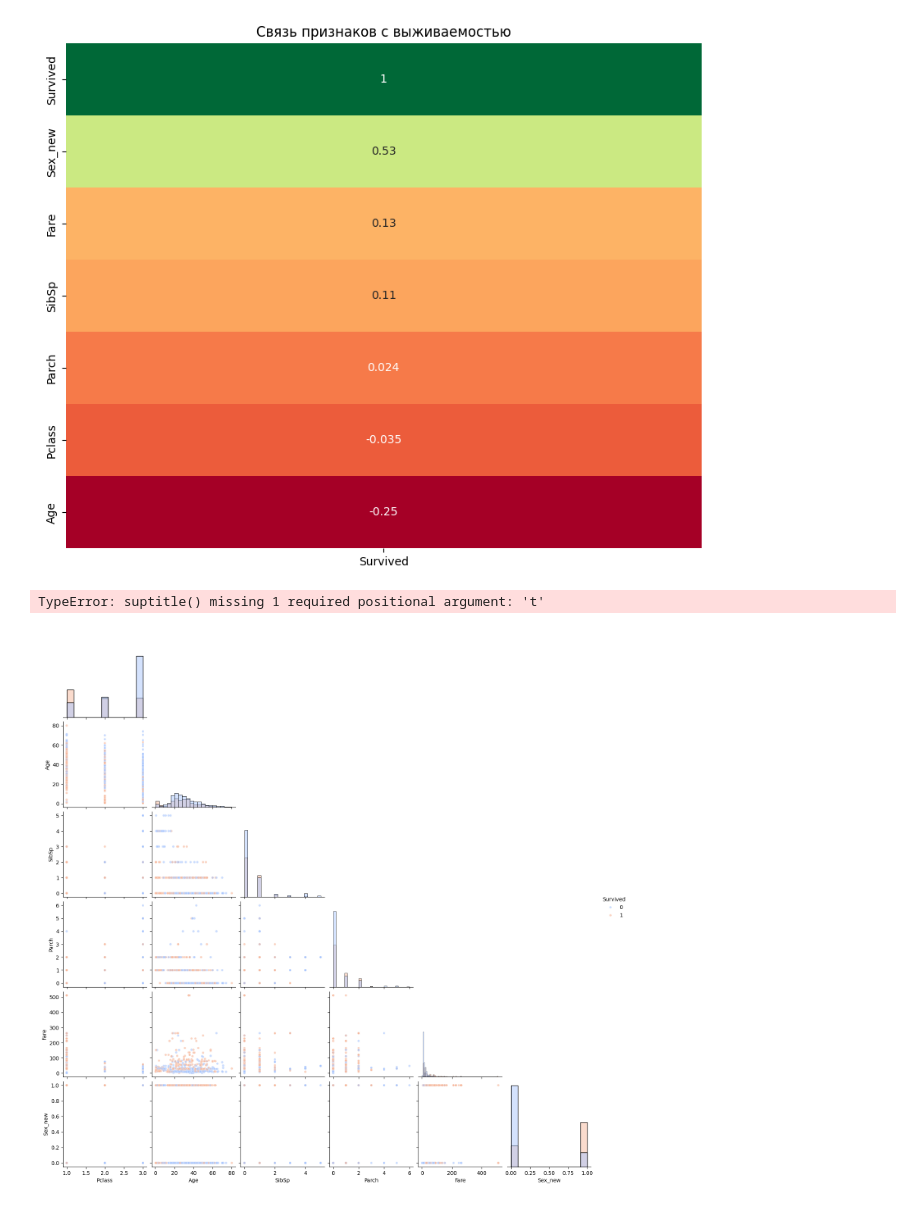
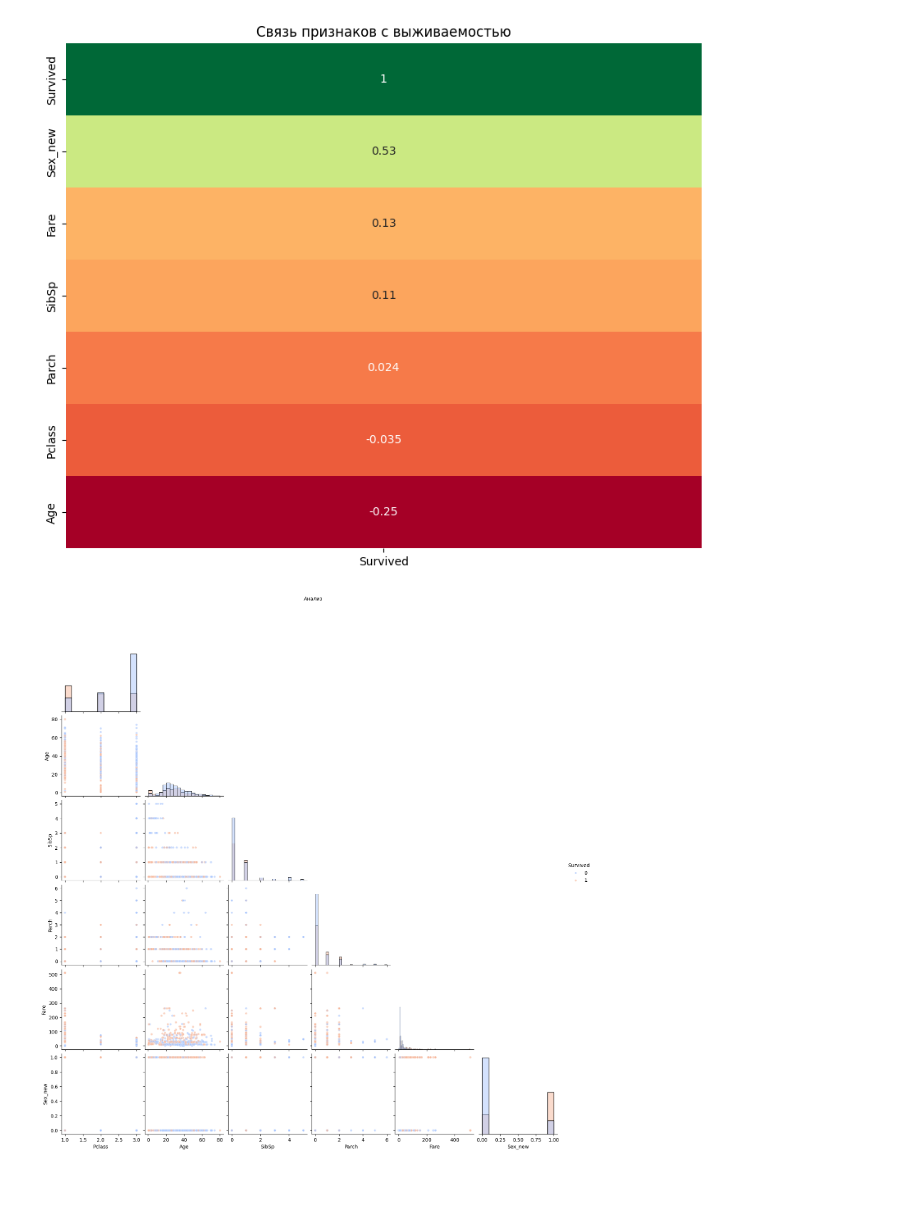
Before and after one commit to AndrewKr123/Ml, a Jupyter notebook: notebooks/titanic.ipynb, the cells around one changed output. Saved outputs shown, nothing was run; the diff lists cells and outputs as text; code cells hidden in the pictures.

```diff
--- a/notebooks/titanic.ipynb
+++ b/notebooks/titanic.ipynb
@@ -8,13 +8,21 @@ import pandas as pd
 import numpy as np
 import matplotlib.pyplot as plt
 import seaborn as sns
-import itertools
 
 from sklearn.feature_selection import mutual_info_classif
+from sklearn.linear_model import LogisticRegression
+from sklearn.metrics import (
+    accuracy_score, precision_score, recall_score, f1_score,
+    roc_auc_score, confusion_matrix, classification_report,
+    fbeta_score,
+    ConfusionMatrixDisplay, RocCurveDisplay
+)
+from sklearn.model_selection import train_test_split
+from sklearn.preprocessing import StandardScaler,OneHotEncoder
 
-train = pd.read_csv(os.path.join(root_dir, 'titanic/train.csv'))
+train = pd.read_csv(os.path.join(root_dir, 'data/titanic/train.csv'))
 train=train.drop("PassengerId",axis=1)
-test = pd.read_csv(os.path.join(root_dir, 'titanic/test.csv'))
+test = pd.read_csv(os.path.join(root_dir, 'data/titanic/test.csv'))
 y=train['Survived']
 # %%
 #влияние цены билета и класса
@@ -73,17 +81,16 @@ plt.show()
 # %%
 numeric_cols = train_copy.select_dtypes(include='number').columns.tolist()
 plot_data = train_copy[numeric_cols].dropna()
 sns.pairplot(plot_data,
              hue='Survived',  # раскраска по целевой переменной
              palette='coolwarm',
              plot_kws={'alpha': 0.6, 's': 20},
              diag_kind='hist',
              corner=True)
 
-plt.suptitle('Анализ',y=2, fontsize=18)
+plt.suptitle('Анализ',y=1.05, fontsize=10)
 plt.show()
 # %% [output]
-TypeError: suptitle() missing 1 required positional argument: 't'
-[figure, old version]
+[figure, new version]
 # %% [markdown]
 # Хорошие индикаторы
```
Also changed, not shown: parts of 4 cells of this notebook, 10 other files.
